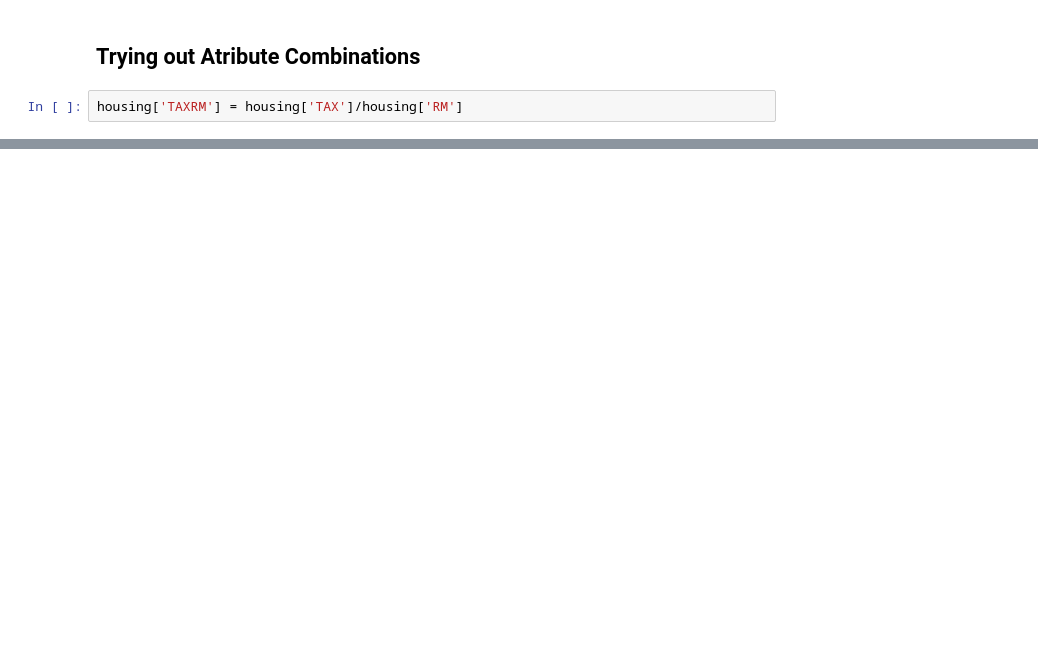
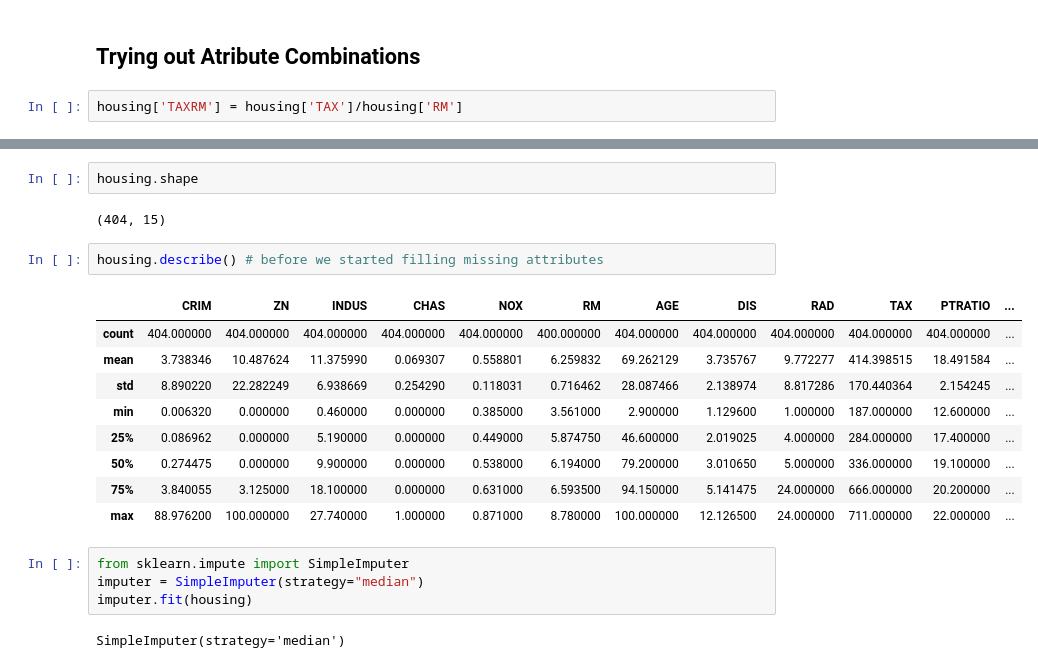
Before and after one commit to Arp1it/learning-ai, a Jupyter notebook: mlproject/mlfirstproj.ipynb, the cells around one changed output, grey strips where cells are left out. Saved outputs shown, nothing was run; the diff lists cells and outputs as text; blank space fills up the shorter version.

```diff
--- a/mlproject/mlfirstproj.ipynb
+++ b/mlproject/mlfirstproj.ipynb
@@ -299,0 +354,22 @@ housing.plot(kind="scatter", x="TAXRM", y="MEDV", alpha=0.8)
+# %%
+housing.shape
+# %% [output]
+(404, 15)
+# %%
+housing.describe() # before we started filling missing attributes
+# %% [output]
+|  | CRIM | ZN | INDUS | CHAS | NOX | RM | AGE | DIS | RAD | TAX | PTRATIO | ... |
+| count | 404.000000 | 404.000000 | 404.000000 | 404.000000 | 404.000000 | 400.000000 | 404.000000 | 404.000000 | 404.000000 | 404.000000 | 404.000000 | ... |
+| mean | 3.738346 | 10.487624 | 11.375990 | 0.069307 | 0.558801 | 6.259832 | 69.262129 | 3.735767 | 9.772277 | 414.398515 | 18.491584 | ... |
+| std | 8.890220 | 22.282249 | 6.938669 | 0.254290 | 0.118031 | 0.716462 | 28.087466 | 2.138974 | 8.817286 | 170.440364 | 2.154245 | ... |
+| min | 0.006320 | 0.000000 | 0.460000 | 0.000000 | 0.385000 | 3.561000 | 2.900000 | 1.129600 | 1.000000 | 187.000000 | 12.600000 | ... |
+| 25% | 0.086962 | 0.000000 | 5.190000 | 0.000000 | 0.449000 | 5.874750 | 46.600000 | 2.019025 | 4.000000 | 284.000000 | 17.400000 | ... |
+| 50% | 0.274475 | 0.000000 | 9.900000 | 0.000000 | 0.538000 | 6.194000 | 79.200000 | 3.010650 | 5.000000 | 336.000000 | 19.100000 | ... |
+| 75% | 3.840055 | 3.125000 | 18.100000 | 0.000000 | 0.631000 | 6.593500 | 94.150000 | 5.141475 | 24.000000 | 666.000000 | 20.200000 | ... |
+| max | 88.976200 | 100.000000 | 27.740000 | 1.000000 | 0.871000 | 8.780000 | 100.000000 | 12.126500 | 24.000000 | 711.000000 | 22.000000 | ... |
+# %%
+from sklearn.impute import SimpleImputer
+imputer = SimpleImputer(strategy="median")
+imputer.fit(housing)
+# %% [output]
+SimpleImputer(strategy='median')
```
Also changed, not shown: parts of 35 cells of this notebook, 1 other file.
